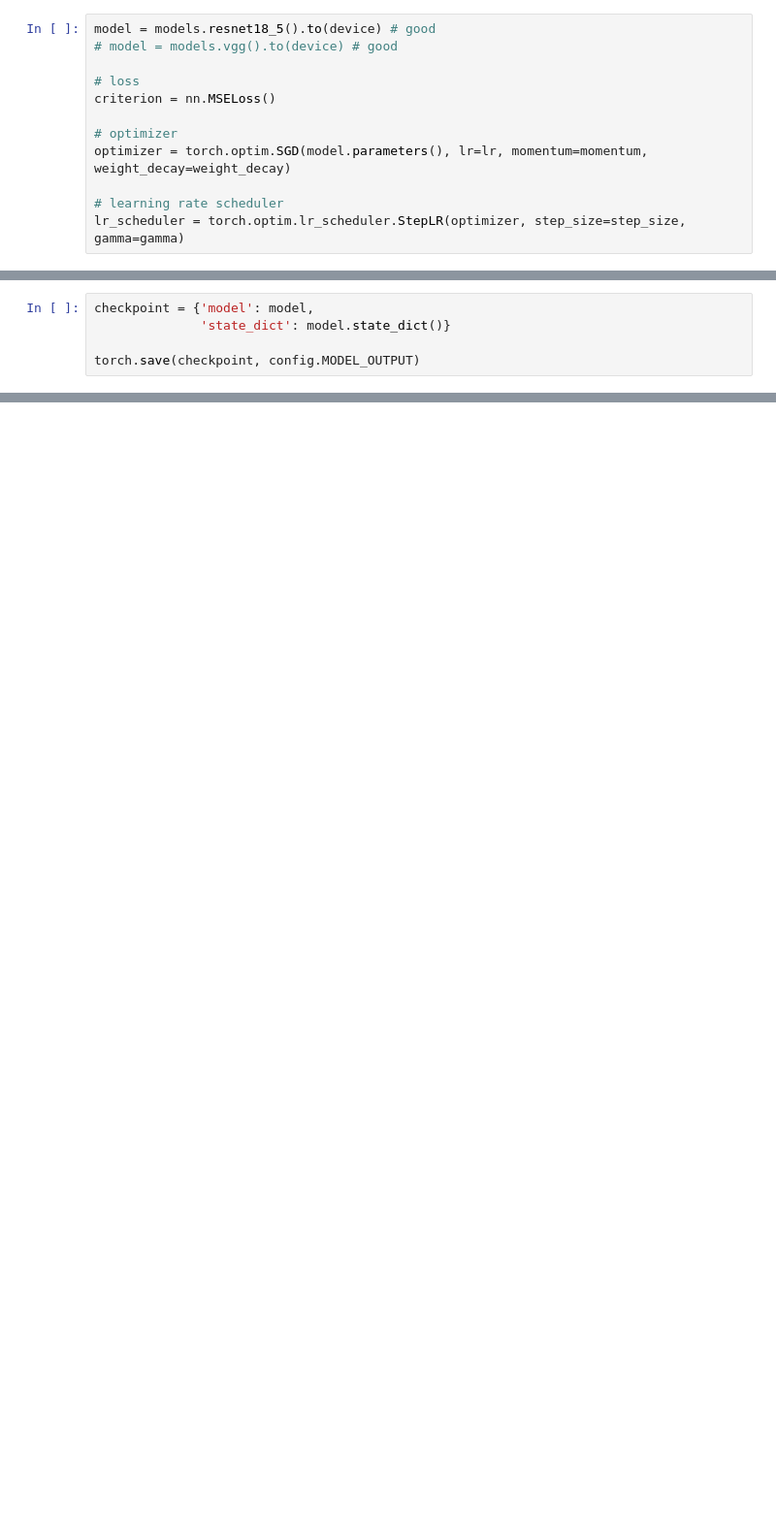
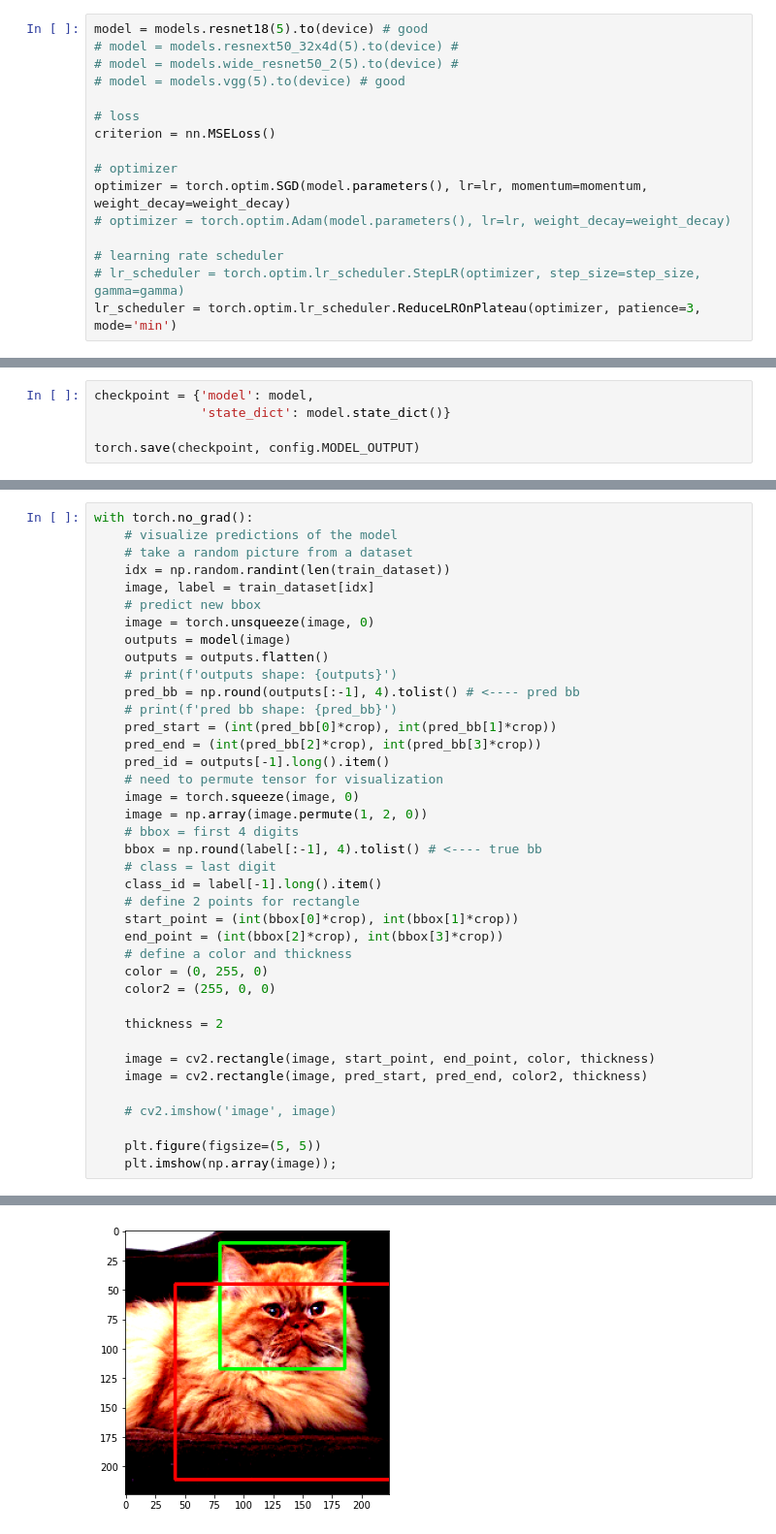
Before and after one commit to olegperegudov/computer-vision, a Jupyter notebook: cat dogs classifier/src/localization_engine.ipynb, the cells around one changed output, grey strips where cells are left out. Shown: that part at 97% size. Saved outputs shown, nothing was run; the diff lists cells and outputs as text; blank space fills up the shorter version.

```diff
--- a/cat dogs classifier/src/localization_engine.ipynb
+++ b/cat dogs classifier/src/localization_engine.ipynb
@@ -214,15 +180,19 @@ dataloader test: torch.Size([32, 3, 256, 256]), torch.Size([32, 3, 256, 256])
 # %%
-model = models.resnet18_5().to(device) # good
-# model = models.vgg().to(device) # good
+model = models.resnet18(5).to(device) # good
+# model = models.resnext50_32x4d(5).to(device) #
+# model = models.wide_resnet50_2(5).to(device) #
+# model = models.vgg(5).to(device) # good
 
 # loss
 criterion = nn.MSELoss()
 
 # optimizer
 optimizer = torch.optim.SGD(model.parameters(), lr=lr, momentum=momentum, weight_decay=weight_decay)
+# optimizer = torch.optim.Adam(model.parameters(), lr=lr, weight_decay=weight_decay)
 
 # learning rate scheduler
-lr_scheduler = torch.optim.lr_scheduler.StepLR(optimizer, step_size=step_size, gamma=gamma)
+# lr_scheduler = torch.optim.lr_scheduler.StepLR(optimizer, step_size=step_size, gamma=gamma)
+lr_scheduler = torch.optim.lr_scheduler.ReduceLROnPlateau(optimizer, patience=3, mode='min')
 # %%
 def train_model(n_epochs=1,
                 model=model,
@@ -493,0 +436,40 @@ Total time: 9m 45s
+# %%
+with torch.no_grad():
+    # visualize predictions of the model
+    # take a random picture from a dataset
+    idx = np.random.randint(len(train_dataset))
+    image, label = train_dataset[idx]
+    # predict new bbox
+    image = torch.unsqueeze(image, 0)
+    outputs = model(image)
+    outputs = outputs.flatten()
+    # print(f'outputs shape: {outputs}')
+    pred_bb = np.round(outputs[:-1], 4).tolist() # <---- pred bb
+    # print(f'pred bb shape: {pred_bb}')
+    pred_start = (int(pred_bb[0]*crop), int(pred_bb[1]*crop))
+    pred_end = (int(pred_bb[2]*crop), int(pred_bb[3]*crop))
+    pred_id = outputs[-1].long().item()
+    # need to permute tensor for visualization
+    image = torch.squeeze(image, 0)
+    image = np.array(image.permute(1, 2, 0))
+    # bbox = first 4 digits
+    bbox = np.round(label[:-1], 4).tolist() # <---- true bb
+    # class = last digit
+    class_id = label[-1].long().item()
+    # define 2 points for rectangle
+    start_point = (int(bbox[0]*crop), int(bbox[1]*crop))
+    end_point = (int(bbox[2]*crop), int(bbox[3]*crop))
+    # define a color and thickness
+    color = (0, 255, 0)
+    color2 = (255, 0, 0)
+
+    thickness = 2
+
+    image = cv2.rectangle(image, start_point, end_point, color, thickness)
+    image = cv2.rectangle(image, pred_start, pred_end, color2, thickness)
+
+    # cv2.imshow('image', image)
+
+    plt.figure(figsize=(5, 5))
+    plt.imshow(np.array(image));
+# %% [output]
@@ -493,0 +477 @@ Total time: 9m 45s
+[figure, added]
```
Also changed, not shown: parts of 21 cells of this notebook, 5 other files.
